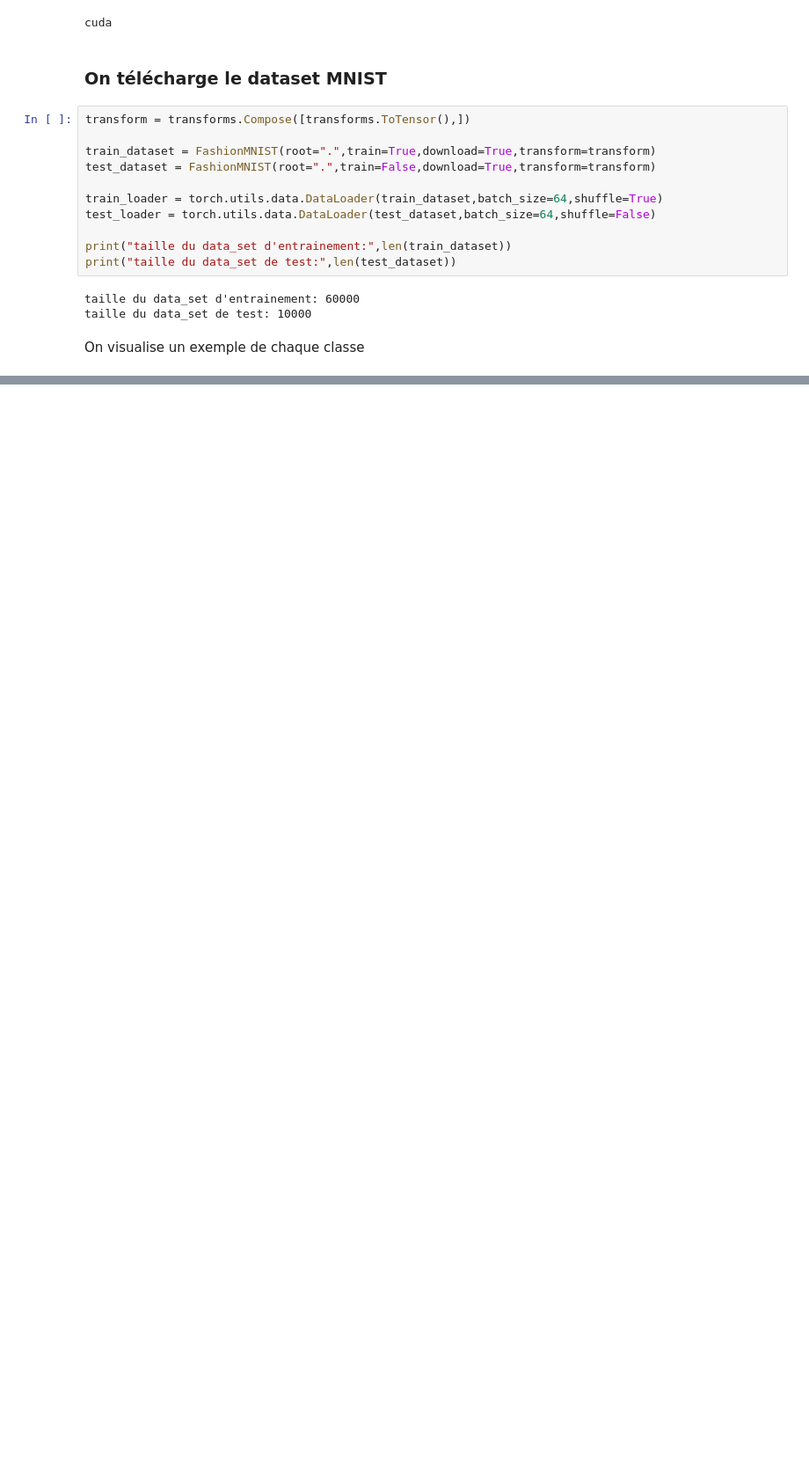
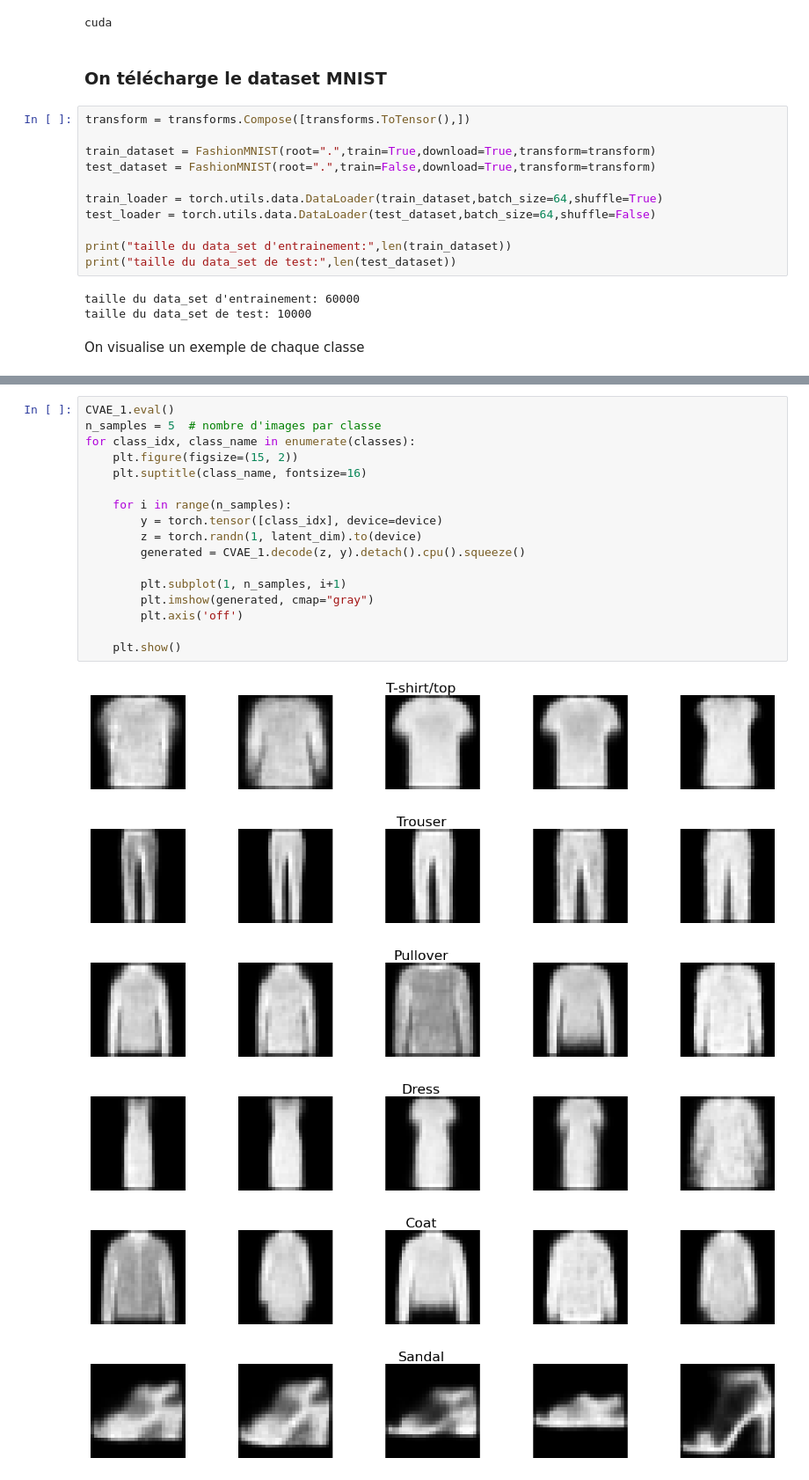
Before and after one commit to Viictordvd/High-Dimensional-and-Deep-Learning, a Jupyter notebook: Projet-2-VAECond/Conditional VAEs copy.ipynb, the cells around one changed output, grey strips where cells are left out. Shown at 88% size. Cells and saved outputs as stored; diff of their text form; blank space fills up the shorter version.

```diff
--- a/Projet-2-VAECond/Conditional VAEs copy.ipynb
+++ b/Projet-2-VAECond/Conditional VAEs copy.ipynb
@@ -90,0 +197,24 @@ class MaskedBCELoss(nn.Module):
+# %%
+CVAE_1.eval()
+n_samples = 5  # nombre d'images par classe
+for class_idx, class_name in enumerate(classes):
+    plt.figure(figsize=(15, 2))
+    plt.suptitle(class_name, fontsize=16)
+
+    for i in range(n_samples):
+        y = torch.tensor([class_idx], device=device)
+        z = torch.randn(1, latent_dim).to(device)
+        generated = CVAE_1.decode(z, y).detach().cpu().squeeze()
+
+        plt.subplot(1, n_samples, i+1)
+        plt.imshow(generated, cmap="gray")
+        plt.axis('off')
+
+    plt.show()
+# %% [output]
+[figure, added]
+[figure, added]
+[figure, added]
+[figure, added]
+[figure, added]
+[figure, added]
```
Also changed, not shown: parts of 18 cells of this notebook.
